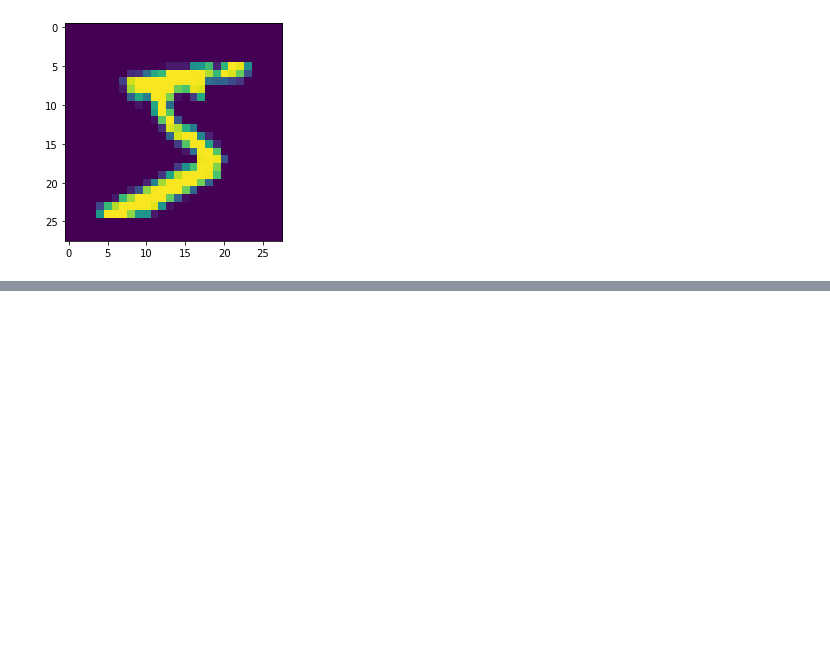
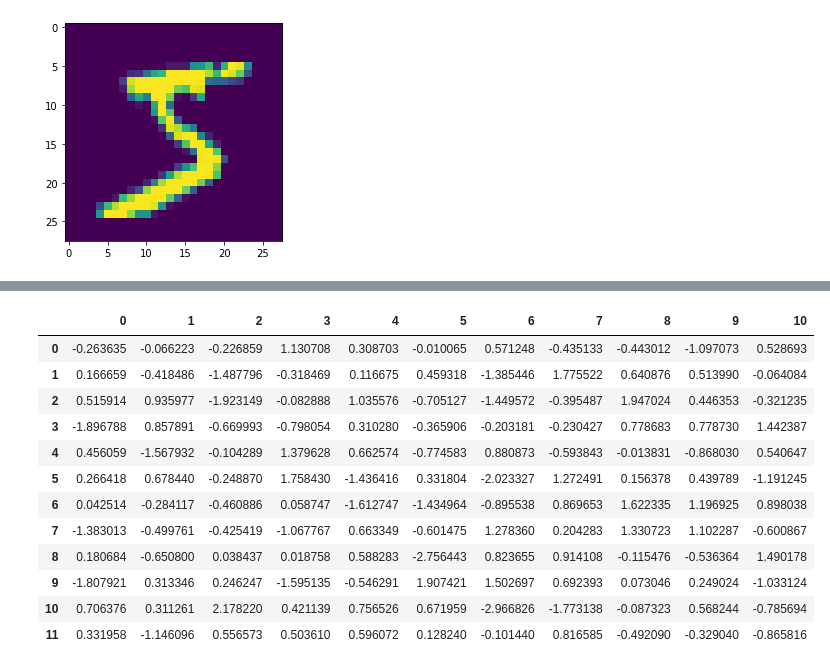
Before and after one commit to karasjoh000/KernelPCA, a Jupyter notebook: h2.ipynb, the cells around one changed output, grey strips where cells are left out. Drawn from its saved outputs; the diff is of its cells as text; code cells hidden in the pictures; blank space fills up the shorter version.

```diff
--- a/h2.ipynb
+++ b/h2.ipynb
@@ -95,0 +108,16 @@ for i in range(0, 10):
+# %%
+pd.DataFrame(a)
+# %% [output]
+|  | 0 | 1 | 2 | 3 | 4 | 5 | 6 | 7 | 8 | 9 | 10 |
+| 0 | -0.263635 | -0.066223 | -0.226859 | 1.130708 | 0.308703 | -0.010065 | 0.571248 | -0.435133 | -0.443012 | -1.097073 | 0.528693 |
+| 1 | 0.166659 | -0.418486 | -1.487796 | -0.318469 | 0.116675 | 0.459318 | -1.385446 | 1.775522 | 0.640876 | 0.513990 | -0.064084 |
+| 2 | 0.515914 | 0.935977 | -1.923149 | -0.082888 | 1.035576 | -0.705127 | -1.449572 | -0.395487 | 1.947024 | 0.446353 | -0.321235 |
+| 3 | -1.896788 | 0.857891 | -0.669993 | -0.798054 | 0.310280 | -0.365906 | -0.203181 | -0.230427 | 0.778683 | 0.778730 | 1.442387 |
+| 4 | 0.456059 | -1.567932 | -0.104289 | 1.379628 | 0.662574 | -0.774583 | 0.880873 | -0.593843 | -0.013831 | -0.868030 | 0.540647 |
+| 5 | 0.266418 | 0.678440 | -0.248870 | 1.758430 | -1.436416 | 0.331804 | -2.023327 | 1.272491 | 0.156378 | 0.439789 | -1.191245 |
+| 6 | 0.042514 | -0.284117 | -0.460886 | 0.058747 | -1.612747 | -1.434964 | -0.895538 | 0.869653 | 1.622335 | 1.196925 | 0.898038 |
+| 7 | -1.383013 | -0.499761 | -0.425419 | -1.067767 | 0.663349 | -0.601475 | 1.278360 | 0.204283 | 1.330723 | 1.102287 | -0.600867 |
+| 8 | 0.180684 | -0.650800 | 0.038437 | 0.018758 | 0.588283 | -2.756443 | 0.823655 | 0.914108 | -0.115476 | -0.536364 | 1.490178 |
+| 9 | -1.807921 | 0.313346 | 0.246247 | -1.595135 | -0.546291 | 1.907421 | 1.502697 | 0.692393 | 0.073046 | 0.249024 | -1.033124 |
+| 10 | 0.706376 | 0.311261 | 2.178220 | 0.421139 | 0.756526 | 0.671959 | -2.966826 | -1.773138 | -0.087323 | 0.568244 | -0.785694 |
+| 11 | 0.331958 | -1.146096 | 0.556573 | 0.503610 | 0.596072 | 0.128240 | -0.101440 | 0.816585 | -0.492090 | -0.329040 | -0.865816 |
```
Also changed, not shown: parts of 8 cells of this notebook, 9 other files.
